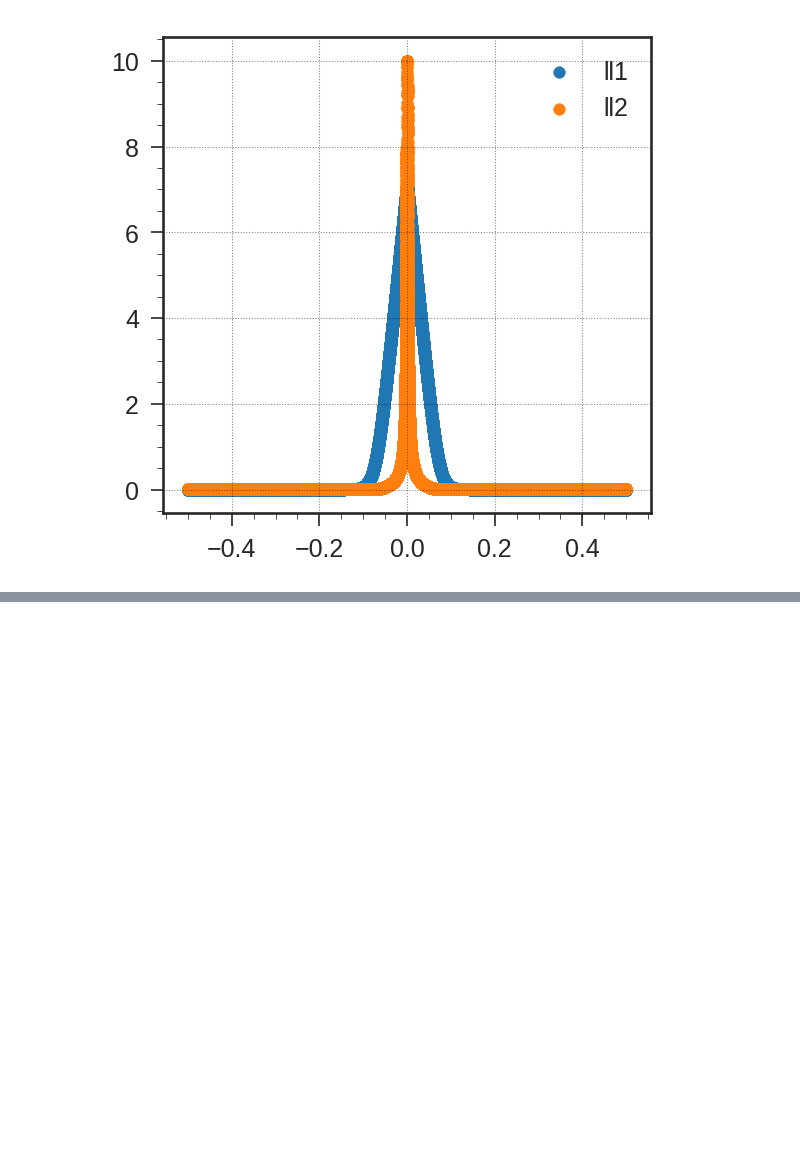
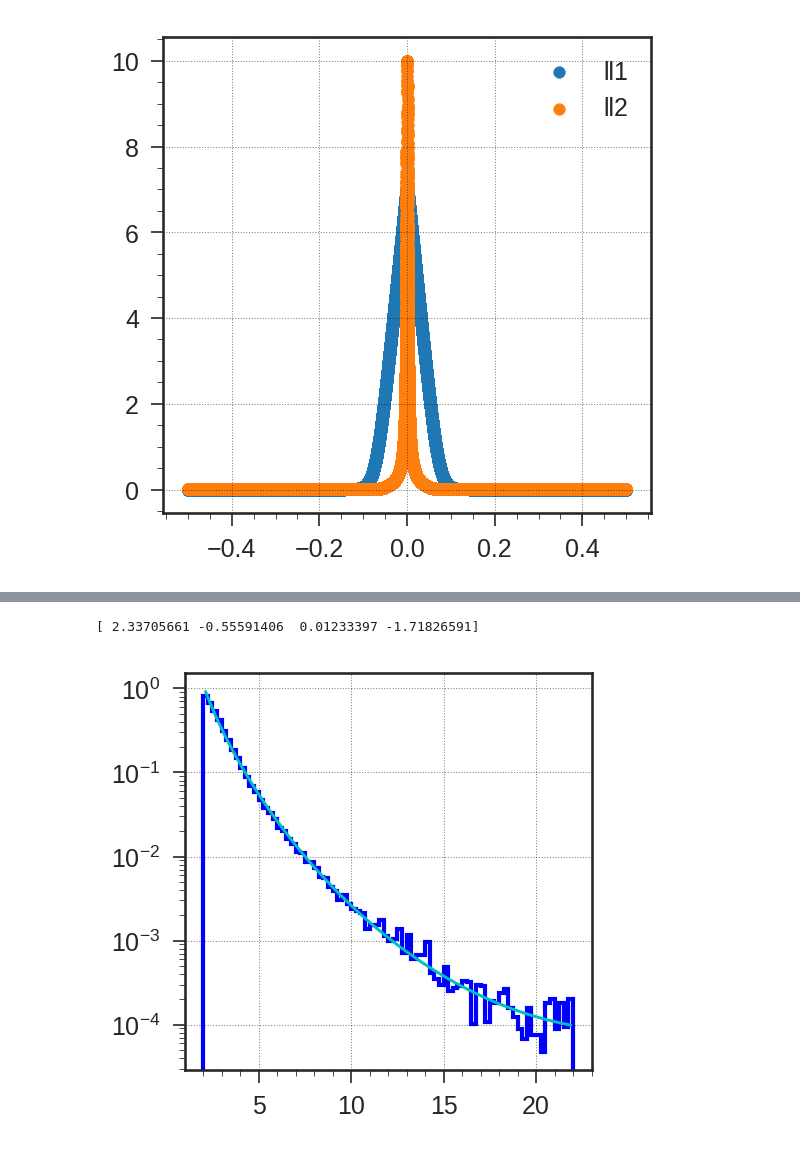
Before and after one commit to srosenzweig09/L1TMuonSimulationsMar2017, a Jupyter notebook: Analyzers/test8/losses.ipynb, the cells around one changed output, grey strips where cells are left out. Cells and saved outputs as stored; diff of their text form; code cells hidden in the pictures; blank space fills up the shorter version.

```diff
--- a/Analyzers/test8/losses.ipynb
+++ b/Analyzers/test8/losses.ipynb
@@ -196,0 +227,30 @@ plt.show()
+# %%
+from scipy.optimize import curve_fit
+
+def mb(x, a0, a1, a2, aa):
+  return (a0 + a1*x + a2*x*x + aa*np.log(x))
+
+def fit_mb(hist, edges, p0=None):
+  hist = hist.astype('float64')
+  edges = edges.astype('float64')
+  xdata = (edges[1:] + edges[:-1])/2
+  ydata = np.log(hist)
+  popt, pcov = curve_fit(mb, xdata, ydata, p0=p0)
+  if not np.isfinite(pcov).all():
+    raise Exception('Fit has failed to converge.')
+  return popt
+
+fig, ax = plt.subplots(figsize=(3.5,3.5))
+hist, edges, _ = ax.hist(pu_highest_part_pt, bins=80, range=(2.,22.), density=True, histtype='step', color='b', linewidth=2)
+
+popt = fit_mb(hist, edges, p0=None)
+print popt
+xdata = (edges[1:] + edges[:-1])/2
+ax.plot(xdata, np.exp(mb(xdata, popt[0], popt[1], popt[2], popt[3])), color='c')
+
+ax.set_yscale('log')
+#ax.set_ylim(1,2e6)
+plt.show()
+# %% [output]
+[ 2.33705661 -0.55591406  0.01233397 -1.71826591]
+[figure, added]
```
Also changed, not shown: parts of 27 cells of this notebook.
